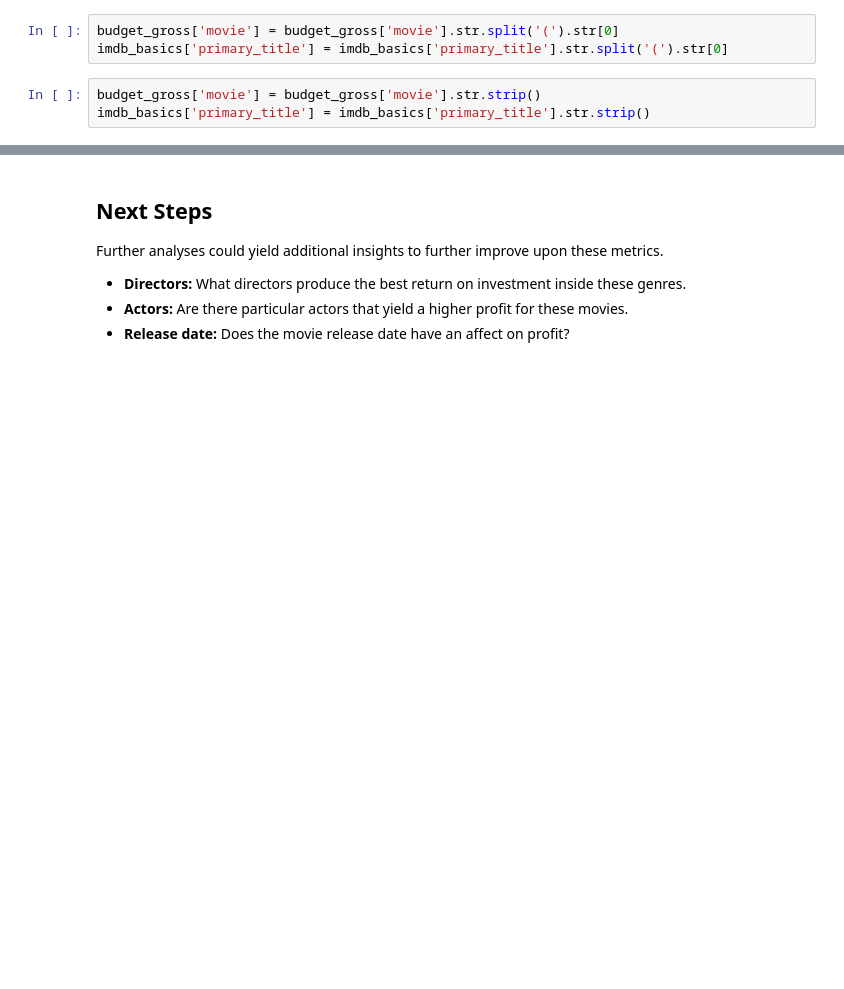
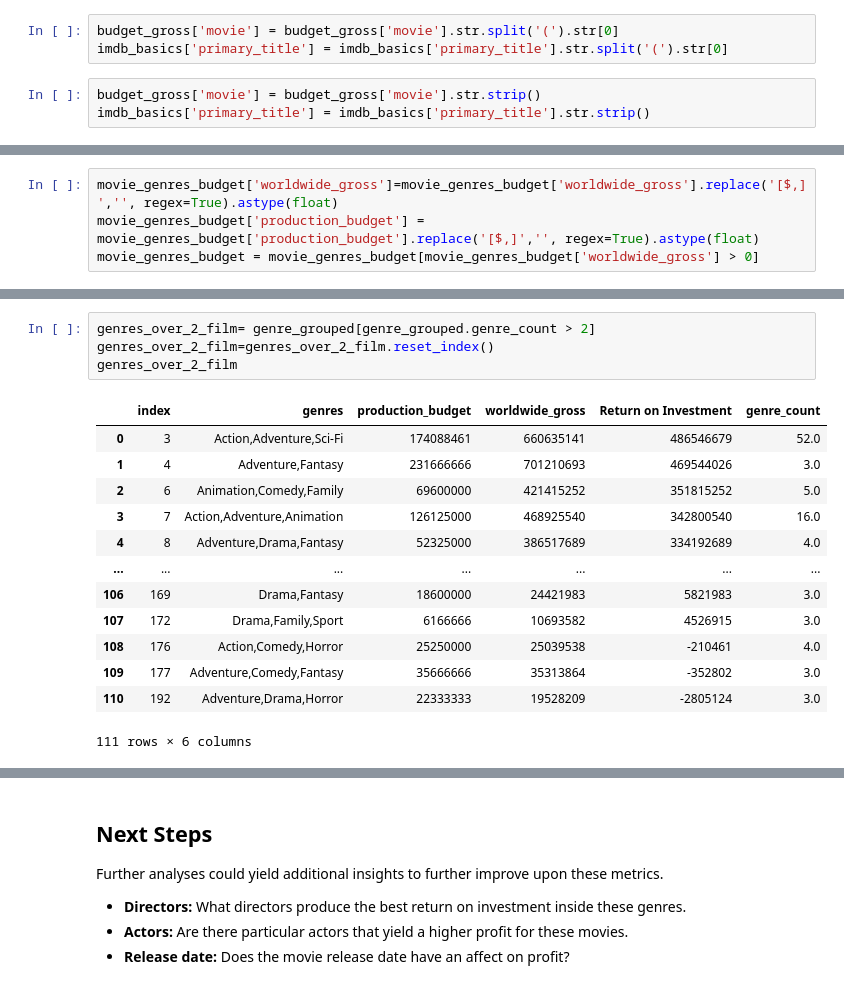
Before and after one commit to rustyb08/phase_1_project, a Jupyter notebook: Microsoft Original Content.ipynb, the cells around one changed output, grey strips where cells are left out. Saved outputs shown, nothing was run; the diff lists cells and outputs as text; blank space fills up the shorter version.

```diff
--- a/Microsoft Original Content.ipynb
+++ b/Microsoft Original Content.ipynb
@@ -307,0 +107,4 @@ and has 52 films in the category.
+# %%
+movie_genres_budget['worldwide_gross']=movie_genres_budget['worldwide_gross'].replace('[$,]','', regex=True).astype(float)
+movie_genres_budget['production_budget'] = movie_genres_budget['production_budget'].replace('[$,]','', regex=True).astype(float)
+movie_genres_budget = movie_genres_budget[movie_genres_budget['worldwide_gross'] > 0]
@@ -307,0 +164,18 @@ and has 52 films in the category.
+# %%
+genres_over_2_film= genre_grouped[genre_grouped.genre_count > 2]
+genres_over_2_film=genres_over_2_film.reset_index()
+genres_over_2_film
+# %% [output]
+|  | index | genres | production_budget | worldwide_gross | Return on Investment | genre_count |
+| 0 | 3 | Action,Adventure,Sci-Fi | 174088461 | 660635141 | 486546679 | 52.0 |
+| 1 | 4 | Adventure,Fantasy | 231666666 | 701210693 | 469544026 | 3.0 |
+| 2 | 6 | Animation,Comedy,Family | 69600000 | 421415252 | 351815252 | 5.0 |
+| 3 | 7 | Action,Adventure,Animation | 126125000 | 468925540 | 342800540 | 16.0 |
+| 4 | 8 | Adventure,Drama,Fantasy | 52325000 | 386517689 | 334192689 | 4.0 |
+| ... | ... | ... | ... | ... | ... | ... |
+| 106 | 169 | Drama,Fantasy | 18600000 | 24421983 | 5821983 | 3.0 |
+| 107 | 172 | Drama,Family,Sport | 6166666 | 10693582 | 4526915 | 3.0 |
+| 108 | 176 | Action,Comedy,Horror | 25250000 | 25039538 | -210461 | 4.0 |
+| 109 | 177 | Adventure,Comedy,Fantasy | 35666666 | 35313864 | -352802 | 3.0 |
+| 110 | 192 | Adventure,Drama,Horror | 22333333 | 19528209 | -2805124 | 3.0 |
+111 rows × 6 columns
```
Also changed, not shown: parts of 57 cells of this notebook.
